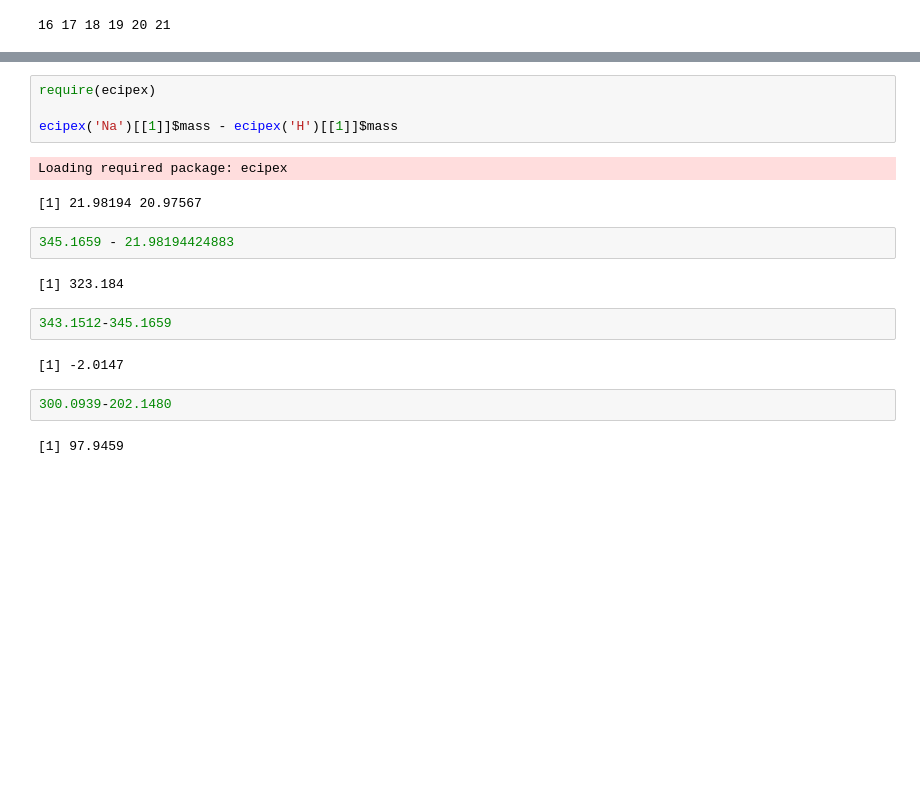
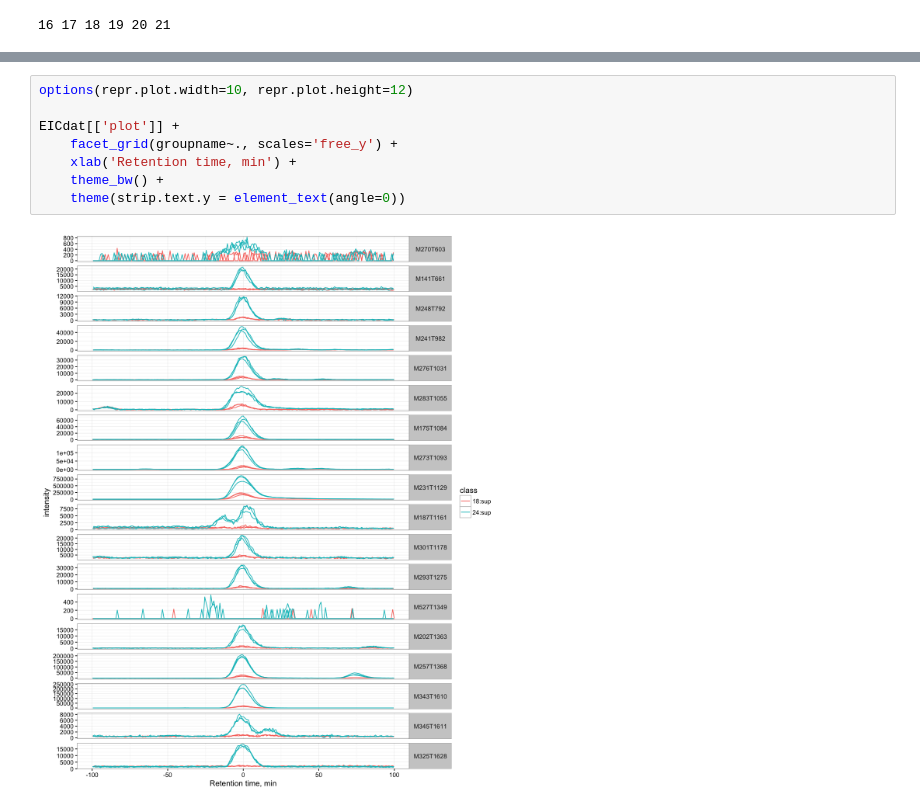
Before and after one commit to tentrillion/ipython_notebooks, a Jupyter notebook: strain_24_vs_strain_18.ipynb, the cells around one changed output, grey strips where cells are left out. Drawn from its saved outputs; the diff is of its cells as text; blank space fills up the shorter version.

```diff
--- a/strain_24_vs_strain_18.ipynb
+++ b/strain_24_vs_strain_18.ipynb
@@ -114,19 +115,10 @@ ggplot(data=my_eics_a, aes(x=rt/60, y=intensity, color=class, group=sample)) +
-# %%
-require(ecipex)
-
-ecipex('Na')[[1]]$mass - ecipex('H')[[1]]$mass
-# %% [output]
-Loading required package: ecipex
-[1] 21.98194 20.97567
-# %%
-345.1659 - 21.98194424883
-# %% [output]
-[1] 323.184
-# %%
-343.1512-345.1659
-# %% [output]
-[1] -2.0147
-# %%
-300.0939-202.1480
-# %% [output]
-[1] 97.9459
+# %%
+options(repr.plot.width=10, repr.plot.height=12)
+
+EICdat[['plot']] +
+    facet_grid(groupname~., scales='free_y') +
+    xlab('Retention time, min') +
+    theme_bw() +
+    theme(strip.text.y = element_text(angle=0))
+# %% [output]
+[figure, added]
```
Also changed, not shown: parts of 4 cells of this notebook.
